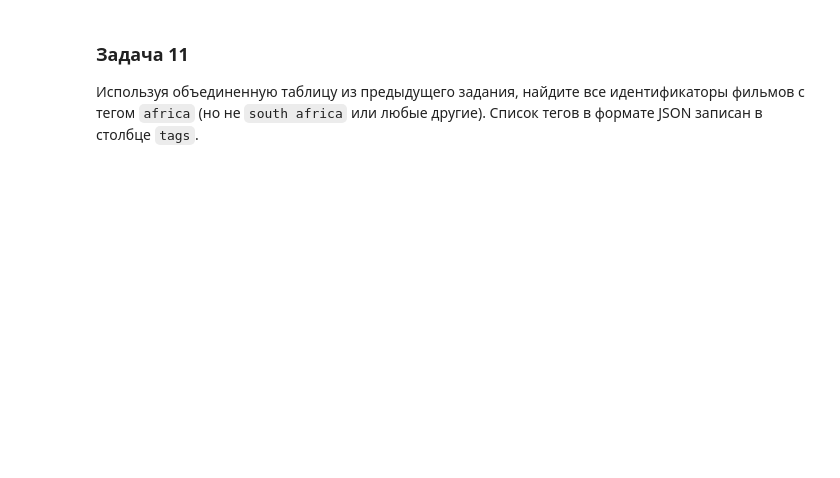
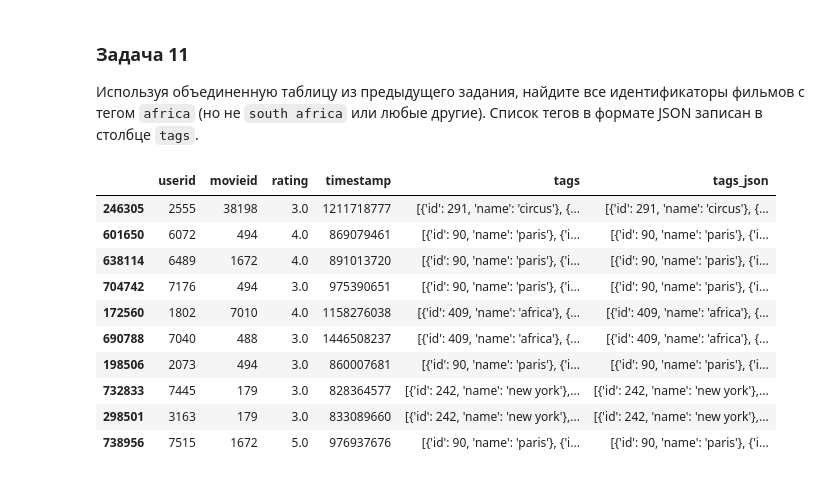
Before and after one commit to Pro100v/SkillBox-DataScience, a Jupyter notebook: JSON/Чтение_и_запись_данных_2_ДЗ.ipynb, the cells around one changed output. Cells and saved outputs as stored; diff of their text form; code cells hidden in the pictures; blank space fills up the shorter version.

```diff
--- a/JSON/Чтение_и_запись_данных_2_ДЗ.ipynb
+++ b/JSON/Чтение_и_запись_данных_2_ДЗ.ipynb
@@ -219,6 +221,7 @@ df_9.groupby(by=['userid'])\
 
 Обратите внимание, что при объединении возможно дублирование столбцов. В результирующем датафрейме не должно быть таких дублированных столбцов.
 # %%
-conn = 'postgresql+psycopg2://readonly:6hajV34RTQfmxhS@dsstudents.skillbox.ru:5432/db_ds_students'
+conn_url = 'postgresql+psycopg2://readonly:6hajV34RTQfmxhS@dsstudents.skillbox.ru:5432/db_ds_students'
 
 ### YOUR CODE HERE ###
+engine = sqlalchemy.create_engine(conn_url)
@@ -228,0 +264,11 @@ conn = 'postgresql+psycopg2://readonly:6hajV34RTQfmxhS@dsstudents.skillbox.ru:54
+# %%
+# Varian with pd.merge
+#
+
+df_ratings = pd.read_sql('select distinct * from ratings', engine.connect())
+print('Table "ratings" head')
+print(df_ratings.head())
+print('\n\n')
+print('Table "keywords" head')
+df_keywords = pd.read_sql('select distinct * from keywords', engine.connect())
+print(df_keywords.head())
@@ -228,0 +293,8 @@ conn = 'postgresql+psycopg2://readonly:6hajV34RTQfmxhS@dsstudents.skillbox.ru:54
+# %%
+### YOUR CODE HERE ###
+df_res_10 = pd.merge(df_ratings, df_keywords, how='left', on='movieid' )
+df_res_10.to_csv('result4_2.csv', index=False)
+
+print('Result of pd.merge')
+print(df_res_10.head())
+print(len(df_res_10.index[:]), ' rows affected')
@@ -234,0 +321,27 @@ conn = 'postgresql+psycopg2://readonly:6hajV34RTQfmxhS@dsstudents.skillbox.ru:54
+# %%
+### YOUR CODE HERE ###
+
+# в поле tags храняться данные которые не являются истинными JSON данными.
+# строки экранированы одиночными кавычками, а не двойными
+# решение подсмотренно здесь https://ru.stackoverflow.com/questions/868622/%d0%9f%d0%b0%d1%80%d1%81%d0%b8%d0%bd%d0%b3-json-%d0%b2-%d0%ba%d0%be%d1%82%d0%be%d1%80%d0%be%d0%bc-%d0%b2%d1%81%d1%82%d1%80%d0%b5%d1%87%d0%b0%d1%8e%d1%82%d1%81%d1%8f-%d0%ba%d0%b0%d0%b2%d1%8b%d1%87%d0%ba%d0%b8-%d0%b2-%d0%ba%d0%b0%d0%b2%d1%8b%d1%87%d0%ba%d0%b0%d1%85/868688#868688
+import ast
+
+df_res_10['tags_json'] = df_res_10['tags'].fillna('[]').apply(ast.literal_eval)
+# %%
+filter_str = 'africa'
+
+df_res_11 = df_res_10[df_res_10['tags_json'].apply(lambda tags: filter_str in [item['name'] for item in tags])]
+df_res_11.to_csv('africa.csv', index=False)
+df_res_11.sample(10)
+# %% [output]
+|  | userid | movieid | rating | timestamp | tags | tags_json |
+| 246305 | 2555 | 38198 | 3.0 | 1211718777 | [{'id': 291, 'name': 'circus'}, {... | [{'id': 291, 'name': 'circus'}, {... |
+| 601650 | 6072 | 494 | 4.0 | 869079461 | [{'id': 90, 'name': 'paris'}, {'i... | [{'id': 90, 'name': 'paris'}, {'i... |
+| 638114 | 6489 | 1672 | 4.0 | 891013720 | [{'id': 90, 'name': 'paris'}, {'i... | [{'id': 90, 'name': 'paris'}, {'i... |
+| 704742 | 7176 | 494 | 3.0 | 975390651 | [{'id': 90, 'name': 'paris'}, {'i... | [{'id': 90, 'name': 'paris'}, {'i... |
+| 172560 | 1802 | 7010 | 4.0 | 1158276038 | [{'id': 409, 'name': 'africa'}, {... | [{'id': 409, 'name': 'africa'}, {... |
+| 690788 | 7040 | 488 | 3.0 | 1446508237 | [{'id': 409, 'name': 'africa'}, {... | [{'id': 409, 'name': 'africa'}, {... |
+| 198506 | 2073 | 494 | 3.0 | 860007681 | [{'id': 90, 'name': 'paris'}, {'i... | [{'id': 90, 'name': 'paris'}, {'i... |
+| 732833 | 7445 | 179 | 3.0 | 828364577 | [{'id': 242, 'name': 'new york'},... | [{'id': 242, 'name': 'new york'},... |
+| 298501 | 3163 | 179 | 3.0 | 833089660 | [{'id': 242, 'name': 'new york'},... | [{'id': 242, 'name': 'new york'},... |
+| 738956 | 7515 | 1672 | 5.0 | 976937676 | [{'id': 90, 'name': 'paris'}, {'i... | [{'id': 90, 'name': 'paris'}, {'i... |
```
Also changed, not shown: parts of 8 cells of this notebook, 5 other files.
